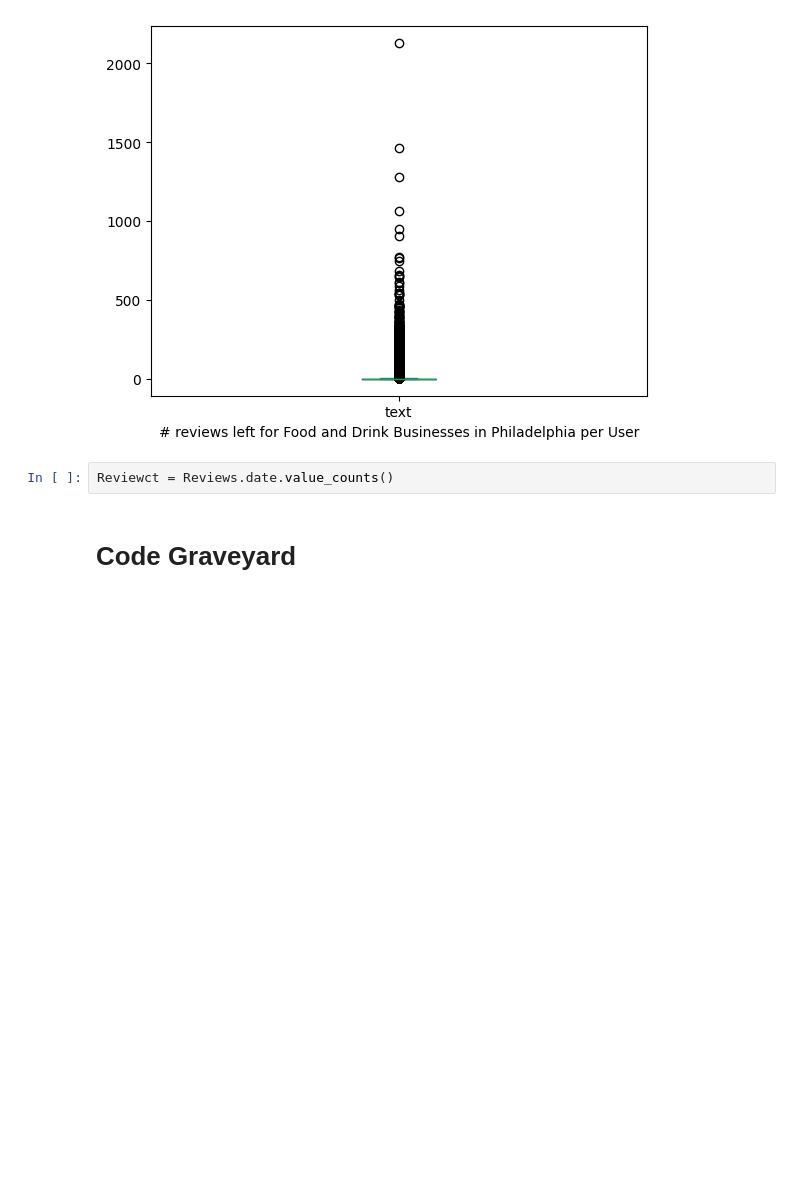
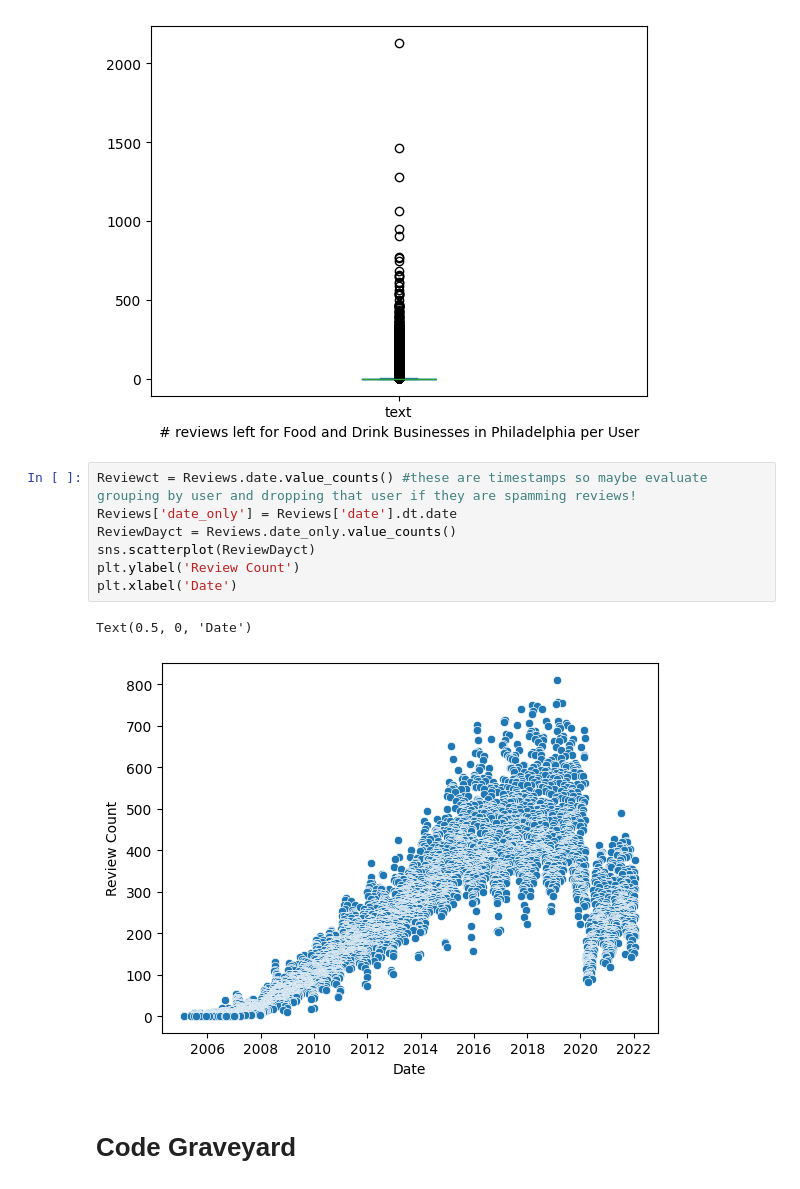
Before and after one commit to bblank70/YELP-EDA, a Jupyter notebook: YelpEDA.ipynb, the cells around one changed output. Drawn from its saved outputs; the diff is of its cells as text; blank space fills up the shorter version.

```diff
--- a/YelpEDA.ipynb
+++ b/YelpEDA.ipynb
@@ -74,8 +91,16 @@ plt.xlabel('# reviews left for Food and Drink Businesses in Philadelphia per Use
 # %% [output]
 Text(0.5, 0, '# reviews left for Food and Drink Businesses in Philadelphia per User')
 [figure]
-# %%
-Reviewct = Reviews.date.value_counts()
+# %%
+Reviewct = Reviews.date.value_counts() #these are timestamps so maybe evaluate grouping by user and dropping that user if they are spamming reviews!
+Reviews['date_only'] = Reviews['date'].dt.date
+ReviewDayct = Reviews.date_only.value_counts()
+sns.scatterplot(ReviewDayct)
+plt.ylabel('Review Count')
+plt.xlabel('Date')
+# %% [output]
+Text(0.5, 0, 'Date')
+[figure, added]
 # %% [markdown]
 # Code Graveyard
 # %% [markdown]
```
Also changed, not shown: parts of 4 cells of this notebook.
